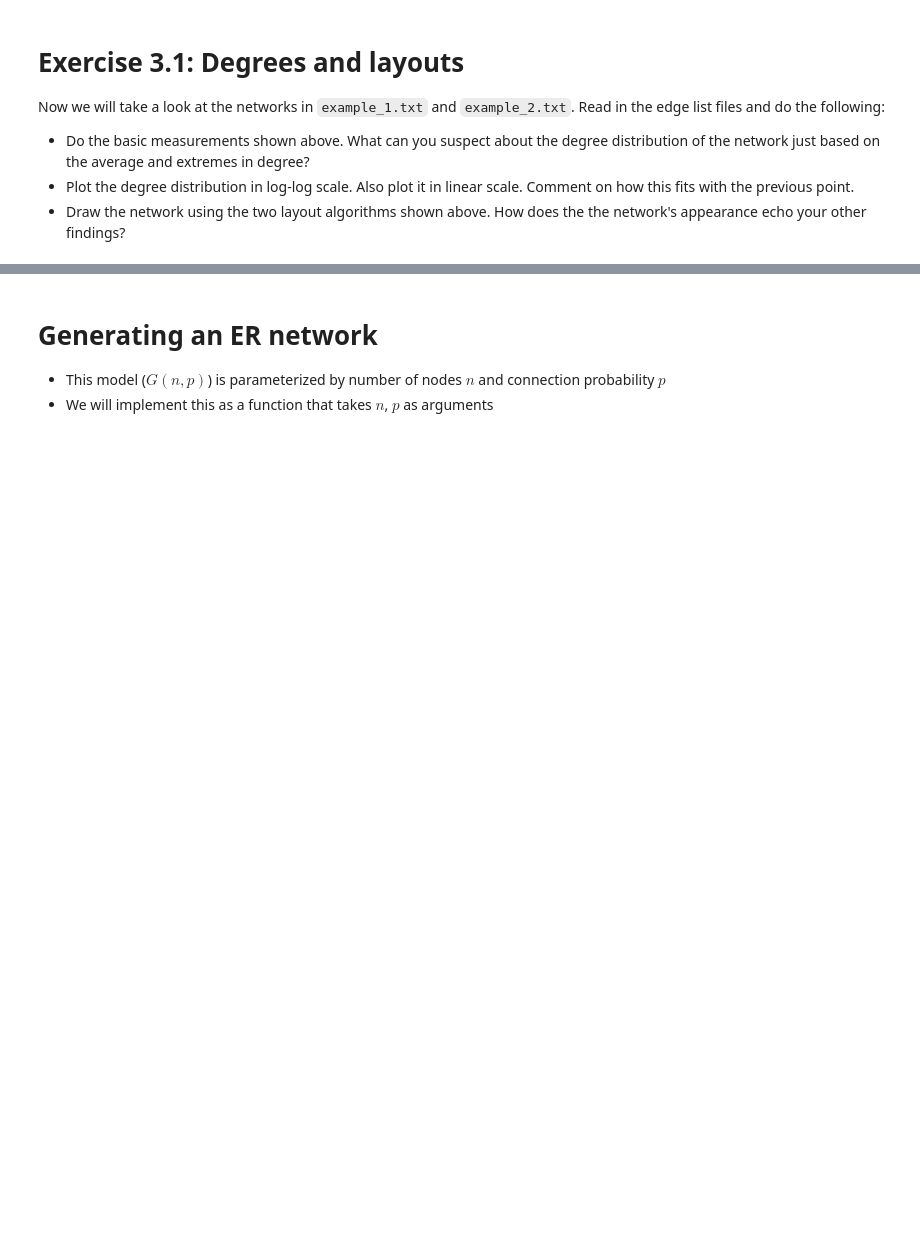
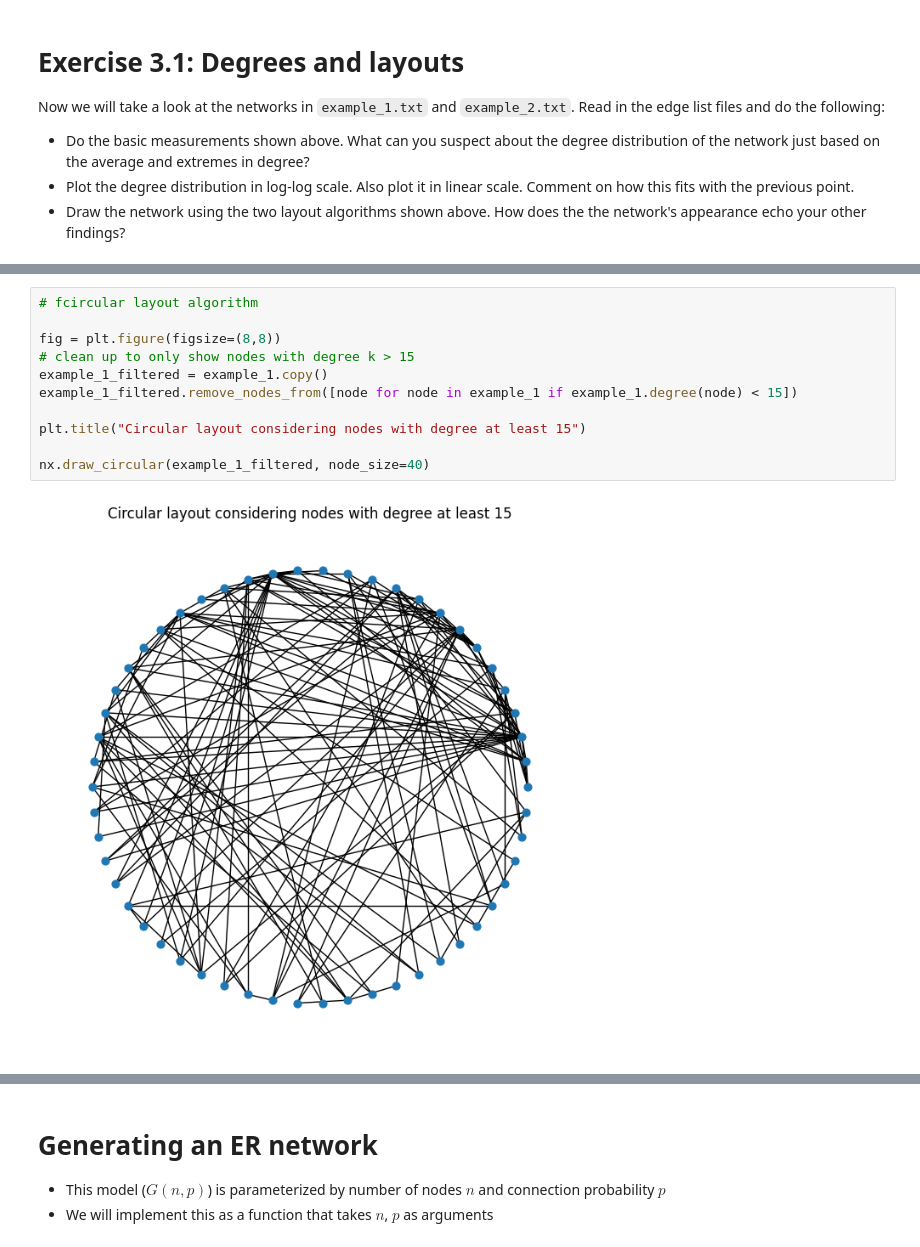
Before and after one commit to derekatab/Data-Mining---Network-Analysis, a Jupyter notebook: networkx-W3L5.ipynb, the cells around one changed output, grey strips where cells are left out. Saved outputs shown, nothing was run; the diff lists cells and outputs as text; blank space fills up the shorter version.

```diff
--- a/networkx-W3L5.ipynb
+++ b/networkx-W3L5.ipynb
@@ -422,0 +561,13 @@ list files and do the following:
+# %%
+# fcircular layout algorithm
+
+fig = plt.figure(figsize=(8,8))
+# clean up to only show nodes with degree k > 15
+example_1_filtered = example_1.copy()
+example_1_filtered.remove_nodes_from([node for node in example_1 if example_1.degree(node) < 15])
+
+plt.title("Circular layout considering nodes with degree at least 15")
+
+nx.draw_circular(example_1_filtered, node_size=40)
+# %% [output]
+[figure, added]
```
Also changed, not shown: parts of 29 cells of this notebook, 4 other files.
